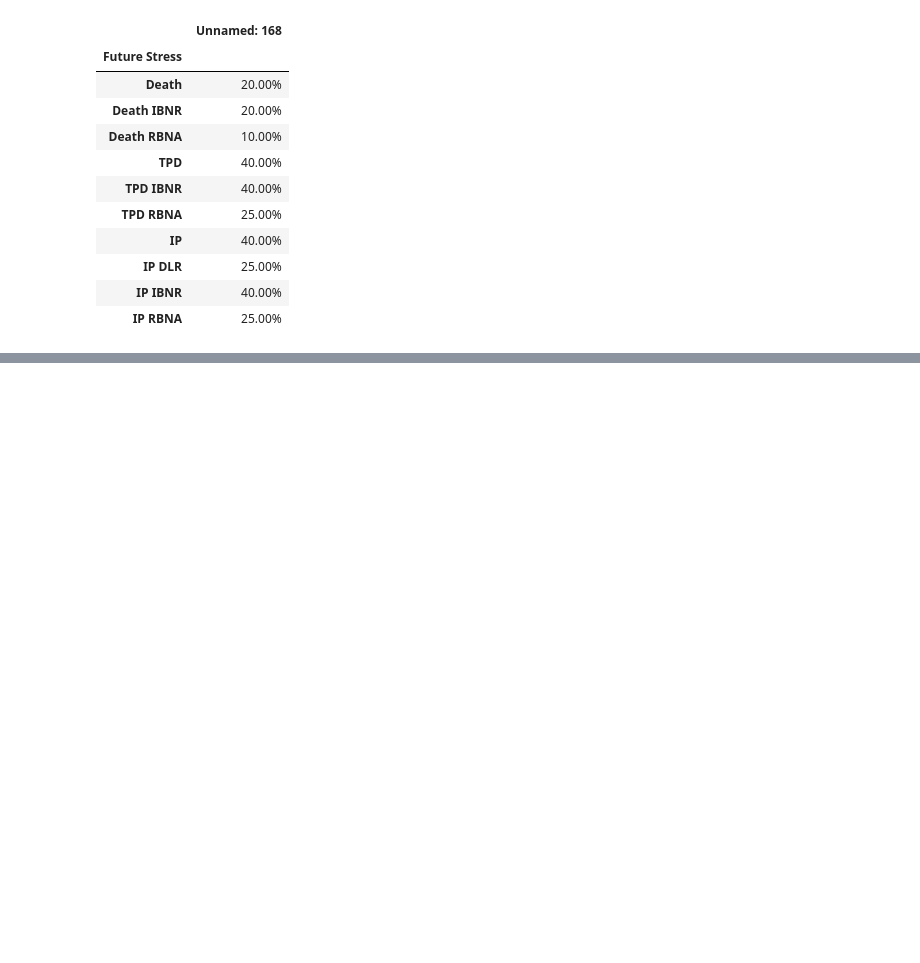
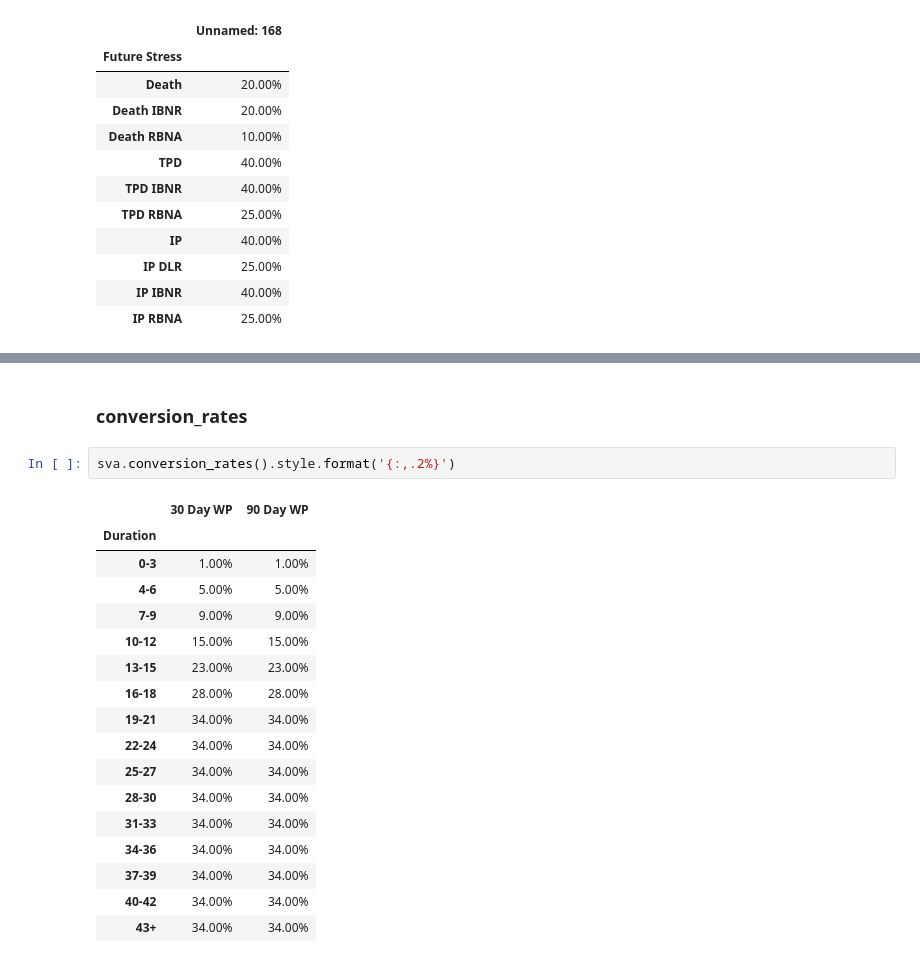
Before and after one commit to wheatfields/Q, a Jupyter notebook: sva_documentation.ipynb, the cells around one changed output, grey strips where cells are left out. Drawn from its saved outputs; the diff is of its cells as text; blank space fills up the shorter version.

```diff
--- a/sva_documentation.ipynb
+++ b/sva_documentation.ipynb
@@ -582,0 +839,22 @@ sva.stress_margins.future.future_all().style.format('{:,.2%}')
+# %% [markdown]
+### conversion_rates
+# %%
+sva.conversion_rates().style.format('{:,.2%}')
+# %% [output]
+|  | 30 Day WP | 90 Day WP |
+| Duration |  |  |
+| 0-3 | 1.00% | 1.00% |
+| 4-6 | 5.00% | 5.00% |
+| 7-9 | 9.00% | 9.00% |
+| 10-12 | 15.00% | 15.00% |
+| 13-15 | 23.00% | 23.00% |
+| 16-18 | 28.00% | 28.00% |
+| 19-21 | 34.00% | 34.00% |
+| 22-24 | 34.00% | 34.00% |
+| 25-27 | 34.00% | 34.00% |
+| 28-30 | 34.00% | 34.00% |
+| 31-33 | 34.00% | 34.00% |
+| 34-36 | 34.00% | 34.00% |
+| 37-39 | 34.00% | 34.00% |
+| 40-42 | 34.00% | 34.00% |
+| 43+ | 34.00% | 34.00% |
```
Also changed, not shown: parts of 53 cells of this notebook, 2 other files.
